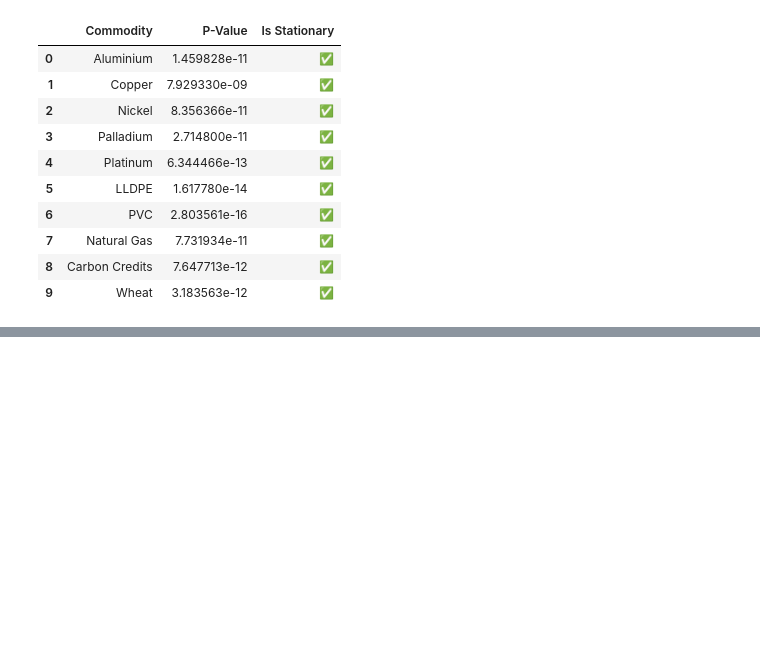
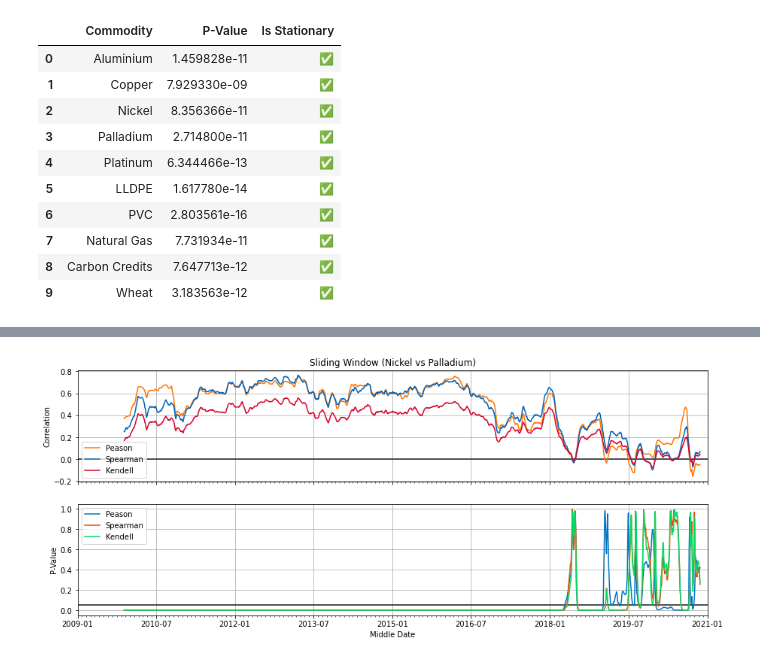
Before and after one commit to Phutoast/commodity-prices-prediction, a Jupyter notebook: explore_data_plot.ipynb, the cells around one changed output, grey strips where cells are left out. Drawn from its saved outputs; the diff is of its cells as text; code cells hidden in the pictures; blank space fills up the shorter version.

```diff
--- a/explore_data_plot.ipynb
+++ b/explore_data_plot.ipynb
@@ -44,0 +49,4 @@ fig3, ax3 = explore_data.plot_correlation_all()
+# %%
+fig5, ax5 = explore_data.plot_window_related()
+# %% [output]
+[figure, added]
```
Also changed, not shown: parts of 6 cells of this notebook, 10 other files.
